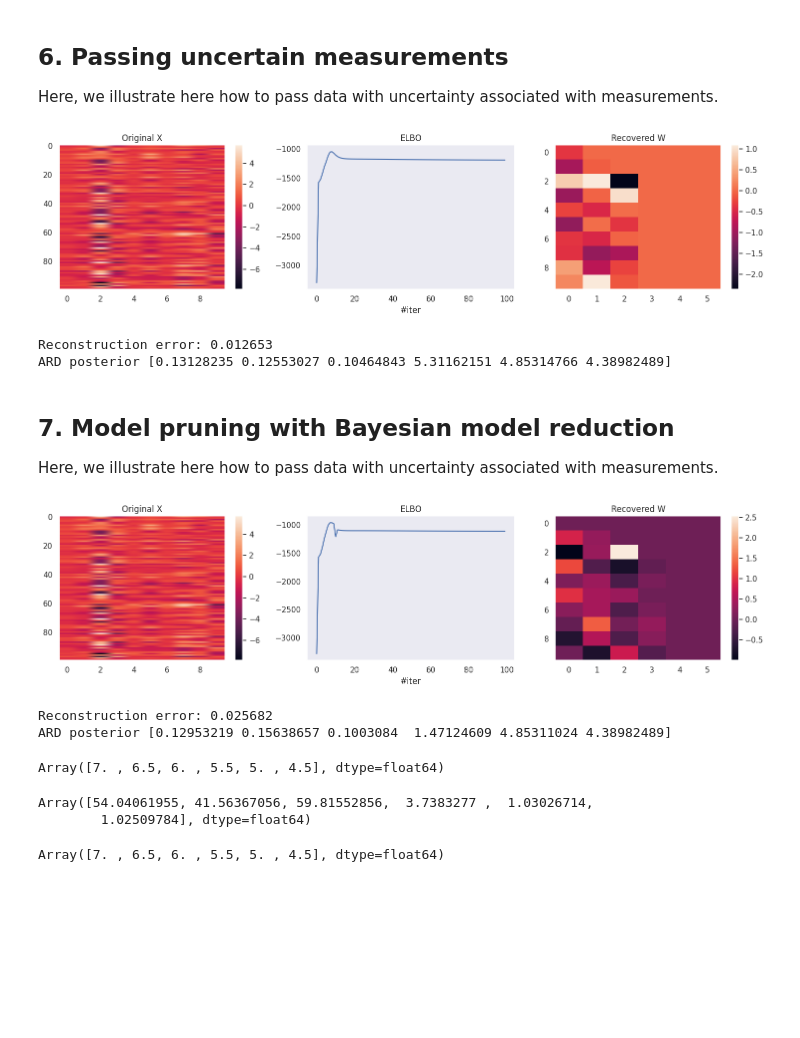
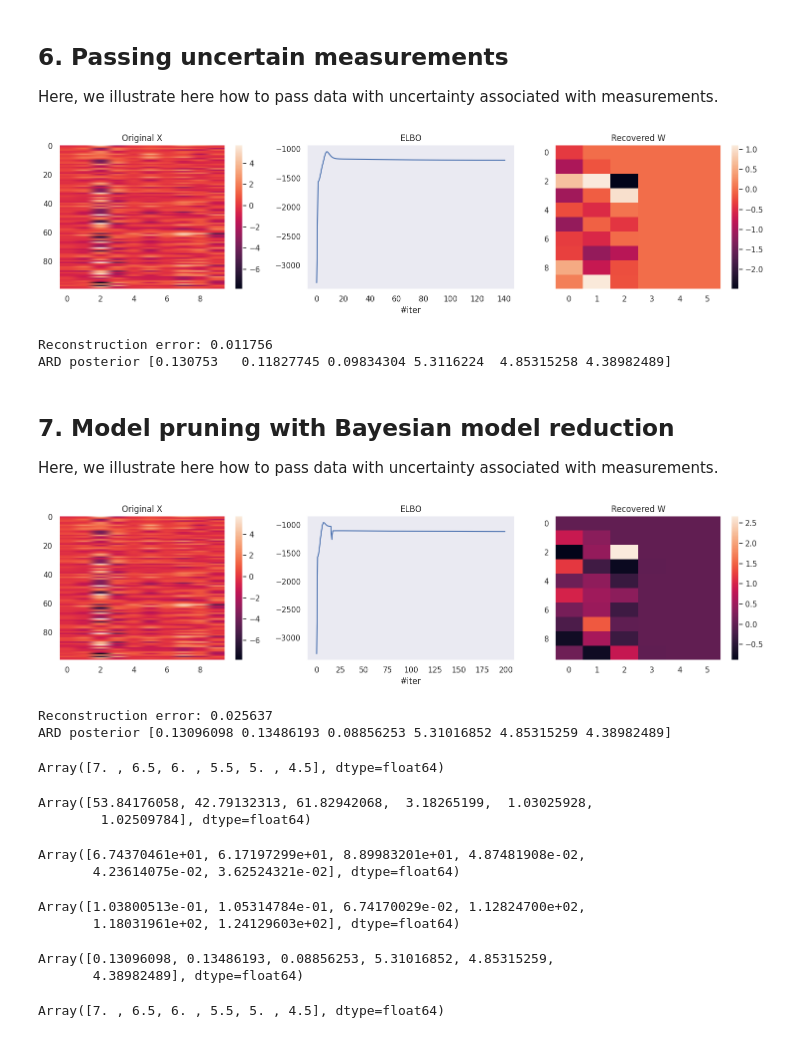
Before and after one commit to dimarkov/sppcax, a Jupyter notebook: examples/debug_factor_analysis.ipynb, the cells around one changed output. Cells and saved outputs as stored; diff of their text form; code cells hidden in the pictures; blank space fills up the shorter version.

```diff
--- a/examples/debug_factor_analysis.ipynb
+++ b/examples/debug_factor_analysis.ipynb
@@ -364,7 +369,7 @@ X_dist = MultivariateNormal(loc=X, precision=100*jnp.eye(n_features))
 model = PFA(n_components=2 * n_components, n_features=n_features)
 
 # Fit model
-fitted_model, elbos = fit(model, X_dist, tol=5e-2)
+fitted_model, elbos = fit(model, X_dist, tol=1e-3, n_iter=200)
 
 # Transform data
 qz = transform(fitted_model, X_dist)
@@ -399,9 +404,9 @@ print(f"Reconstruction error: {error:.6f}")
 
 print("ARD posterior", fitted_model.W_dist.gamma.mean)
 # %% [output]
-[figure, old version]
+[figure, new version]
-Reconstruction error: 0.012653
-ARD posterior [0.13128235 0.12553027 0.10464843 5.31162151 4.85314766 4.38982489]
+Reconstruction error: 0.011756
+ARD posterior [0.130753   0.11827745 0.09834304 5.3116224  4.85315258 4.38982489]
 # %% [markdown]
 ## 7. Model pruning with Bayesian model reduction
 
@@ -411,7 +416,7 @@ Here, we illustrate here how to pass data with uncertainty associated with measu
 model = PFA(n_components=2 * n_components, n_features=n_features, random_state=jr.PRNGKey(111))
 
 # Fit model
-fitted_model, elbos = fit(model, X, tol=1e-2, use_bmr=True, bmr_frequency=10)
+fitted_model, elbos = fit(model, X, tol=1e-3, n_iter=200, use_bmr=True, bmr_frequency=16)
 
 # Transform data
 qz = transform(fitted_model, X)
@@ -419,36 +424,36 @@ qz = transform(fitted_model, X)
 # inverse transform returns a multivariate normal distribution
 X_reconstructed = inverse_transform(fitted_model, qz).mean
 
 # Visualize results
 plt.figure(figsize=(15, 4))
 
 plt.subplot(131)
 plt.imshow(X, aspect='auto')
 plt.title('Original X')
 plt.colorbar()
 
 plt.subplot(132)
 plt.plot(elbos)
 plt.title('ELBO')
 plt.xlabel('#iter')
 
 plt.subplot(133)
 plt.imshow(fitted_model.W_dist.mean, aspect='auto')
 plt.title('Recovered W')
 plt.colorbar()
 
 plt.tight_layout()
 plt.show()
 
 # Print reconstruction error
 error = jnp.mean((X - X_reconstructed) ** 2)
 print(f"Reconstruction error: {error:.6f}")
 
 print("ARD posterior", fitted_model.W_dist.gamma.mean)
 # %% [output]
-[figure, old version]
+[figure, new version]
-Reconstruction error: 0.025682
-ARD posterior [0.12953219 0.15638657 0.1003084  1.47124609 4.85311024 4.38982489]
+Reconstruction error: 0.025637
+ARD posterior [0.13096098 0.13486193 0.08856253 5.31016852 4.85315259 4.38982489]
 # %%
 fitted_model.W_dist.gamma.alpha
 # %% [output]
@@ -456,8 +461,23 @@ Array([7. , 6.5, 6. , 5.5, 5. , 4.5], dtype=float64)
 # %%
 fitted_model.W_dist.gamma.beta
 # %% [output]
-Array([54.04061955, 41.56367056, 59.81552856,  3.7383277 ,  1.03026714,
+Array([53.84176058, 42.79132313, 61.82942068,  3.18265199,  1.03025928,
         1.02509784], dtype=float64)
+# %%
+(fitted_model.W_dist.gamma.beta - 1) * (1 + 2 / fitted_model.W_dist.gamma.alpha)
+# %% [output]
+Array([6.74370461e+01, 6.17197299e+01, 8.89983201e+01, 4.87481908e-02,
+       4.23614075e-02, 3.62524321e-02], dtype=float64)
+# %%
+fitted_model.W_dist.gamma.alpha / ((fitted_model.W_dist.gamma.beta - 1) * (1 + 2 / fitted_model.W_dist.gamma.alpha))
+# %% [output]
+Array([1.03800513e-01, 1.05314784e-01, 6.74170029e-02, 1.12824700e+02,
+       1.18031961e+02, 1.24129603e+02], dtype=float64)
+# %%
+fitted_model.W_dist.gamma.mean
+# %% [output]
+Array([0.13096098, 0.13486193, 0.08856253, 5.31016852, 4.85315259,
+       4.38982489], dtype=float64)
 # %%
 model = PFA(n_components=2 * n_components, n_features=n_features, random_state=jr.PRNGKey(111))
 
```
Also changed, not shown: parts of 3 cells of this notebook.
